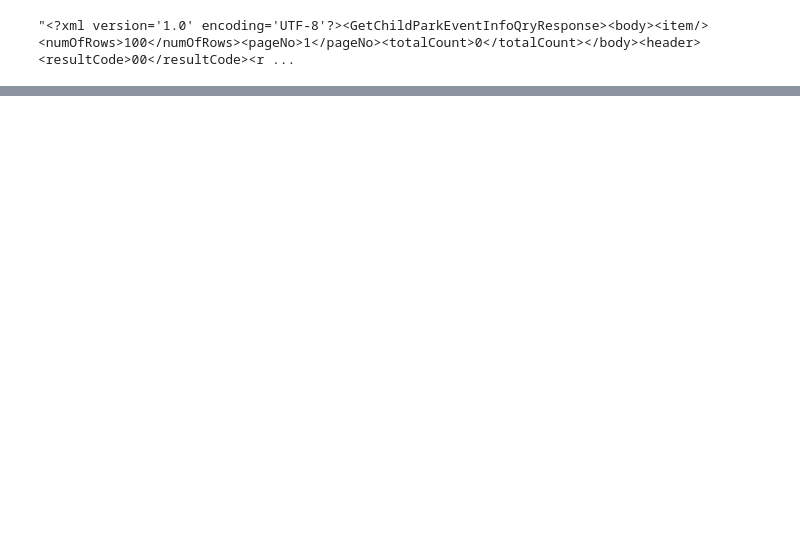
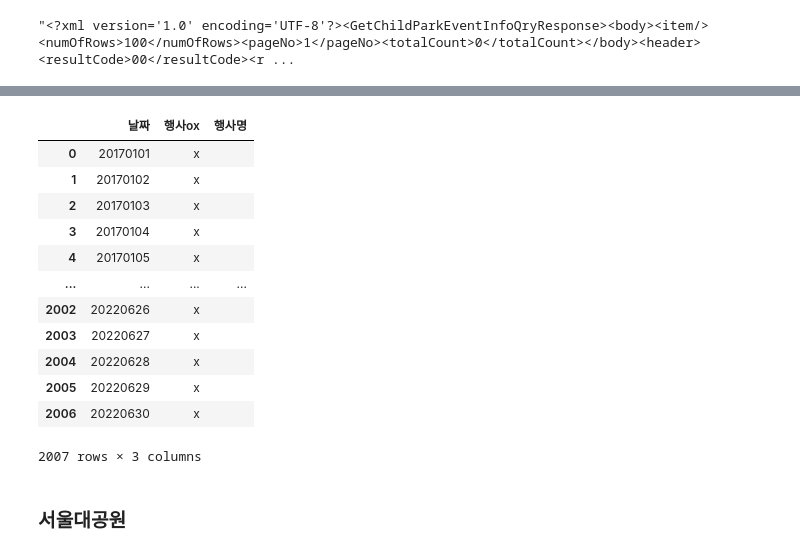
Before and after one commit to starjade-k/themapark-prediction, a Jupyter notebook: jupyter/축제정보_크롤링.ipynb, the cells around one changed output, grey strips where cells are left out. Saved outputs shown, nothing was run; the diff lists cells and outputs as text; code cells hidden in the pictures; blank space fills up the shorter version.

```diff
--- a/jupyter/축제정보_크롤링.ipynb
+++ b/jupyter/축제정보_크롤링.ipynb
@@ -289,0 +254,20 @@ response.text
+# %%
+for i in range(2115, 108, -1):   # 2115, 108, -1
+    tmp_date = cal_std_day(i)
+    params['year'] = tmp_date[:4]
+    params['month'] = tmp_date[4:6]
+    params['day'] = tmp_date[6:8]
+    response = requests.get(url, params=params)
+    bs_obj = bs4.BeautifulSoup(response.text, 'html.parser')
+
+    tits = bs_obj.findAll('p', {'class':'tit'})
+    for tit in tits:
+        tmp = tit.text.strip().replace('\r\n', '').replace('\t', '')
+        print(tmp)
+        if tmp != '선택한 일의 일정이 없습니다.':
+            tmp_date_list = tmp[:25][1:-1].split(' ~ ')
+            start_date = tmp_date_list[0].replace('.', '')
+            end_date = tmp_date_list[1].replace('.', '')
+            title = tmp[25:]
+            res = (title, start_date, end_date)
+            childrenpark.add(res)
@@ -289,0 +296,3 @@ response.text
+# %%
+childrenpark = list(childrenpark)
+childrenpark
@@ -289,0 +317,36 @@ response.text
+# %%
+childrenpark_dict = {'날짜': [], '행사ox': [], '행사명': []}
+# %%
+for i in range(2115, 108, -1):  # 1748, 106, -1
+    day = cal_std_day(i)
+    childrenpark_dict['날짜'].append(day)
+    for k in range(len(childrenpark)):
+        startdate = str(childrenpark[k][1])
+        enddate = str(childrenpark[k][2])
+        date1 = dt.datetime(int(startdate[:4]), int(startdate[4:6]), int(startdate[6:8]))
+        date2 = dt.datetime(int(enddate[:4]), int(enddate[4:6]), int(enddate[6:8]))
+        d = dt.datetime(int(day[:4]), int(day[4:6]), int(day[6:8]))
+        if date1 <= d <= date2:
+            childrenpark_dict['행사ox'].append('o')
+            childrenpark_dict['행사명'].append(childrenpark[k][0])
+            break
+    else:
+        childrenpark_dict['행사ox'].append('x')
+        childrenpark_dict['행사명'].append('')
+# %%
+df_childrenpark_fin = pd.DataFrame(childrenpark_dict)
+df_childrenpark_fin
+# %% [output]
+|  | 날짜 | 행사ox | 행사명 |
+| 0 | 20170101 | x |  |
+| 1 | 20170102 | x |  |
+| 2 | 20170103 | x |  |
+| 3 | 20170104 | x |  |
+| 4 | 20170105 | x |  |
+| ... | ... | ... | ... |
+| 2002 | 20220626 | x |  |
+| 2003 | 20220627 | x |  |
+| 2004 | 20220628 | x |  |
+| 2005 | 20220629 | x |  |
+| 2006 | 20220630 | x |  |
+2007 rows × 3 columns
@@ -289,0 +355,2 @@ response.text
+# %% [markdown]
+### 서울대공원
```
Also changed, not shown: parts of 43 cells of this notebook, 19 other files.
